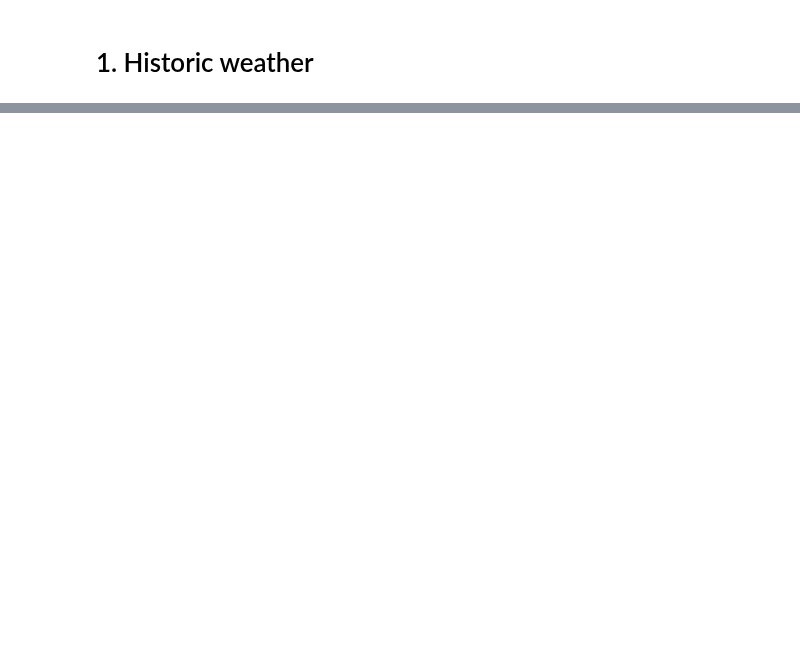
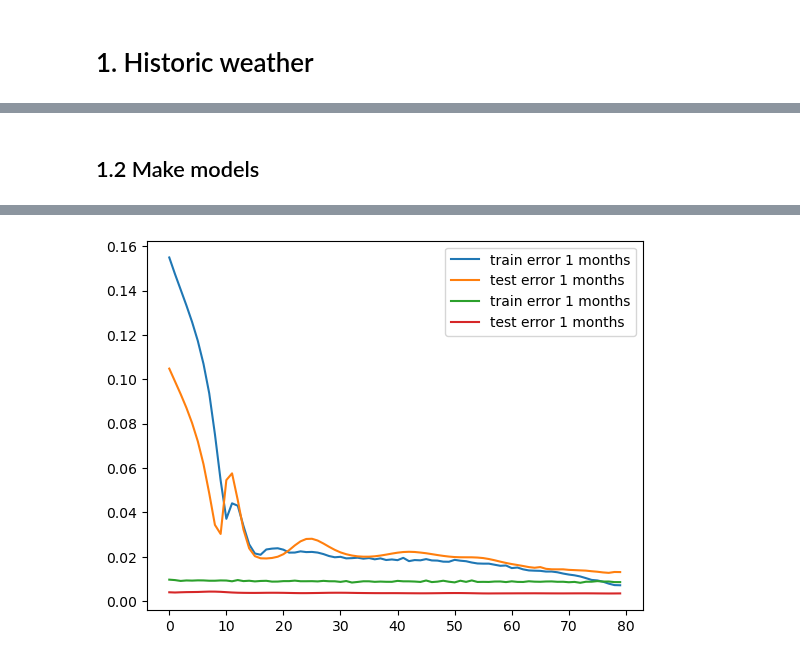
Before and after one commit to RobbeVDE/SolNet-2, a Jupyter notebook: main.ipynb, the cells around one changed output, grey strips where cells are left out. Drawn from its saved outputs; the diff is of its cells as text; code cells hidden in the pictures; blank space fills up the shorter version.

```diff
--- a/main.ipynb
+++ b/main.ipynb
@@ -72,5 +63,4 @@ power.tail()
 # %%
-from main import source_trainer
 from Data.Featurisation import Featurisation
 
 data = pd.merge(pvgis, openmeteo, left_index=True, right_index=True)
@@ -84,4 +74,17 @@ data.data = data.add_shift('P')
 
 
 source_dataset = data.data[0]
-source_lstm, source_state, source_epoch = source_trainer(source_dataset, 24,24)
+if month_data:
+    source_dataset = source_dataset[source_dataset.index.isin(month_range)]
+
+target_meteo = openmeteo[openmeteo.index.isin(target_month)]
+target_dataset = pd.merge(target_power, target_meteo, left_index=True, right_index=True)
+
+data = [target_dataset] # Put it in a list to work with featurisation object
+
+#2. Featurise data & ready for training & testing 7
+data = Featurisation(data)
+data.data = data.cyclic_features()
+data.data = data.add_shift('P')
+
+target_dataset = data.data[0]
@@ -106,0 +91,9 @@ Best Epoch: 74
+# %%
+tuning_method = 'whole'
+features = list(source_dataset.columns)
+# %% [markdown]
+## 1.2  Make models
+# %%
+
+source_state_dict, target_state_dict = forecast_maker(source_dataset, target_dataset, tuning_method, features)
+# %% [output]
@@ -106,0 +134 @@ Best Epoch: 74
+[figure, added]
```
Also changed, not shown: parts of 8 cells of this notebook, 20 other files.
